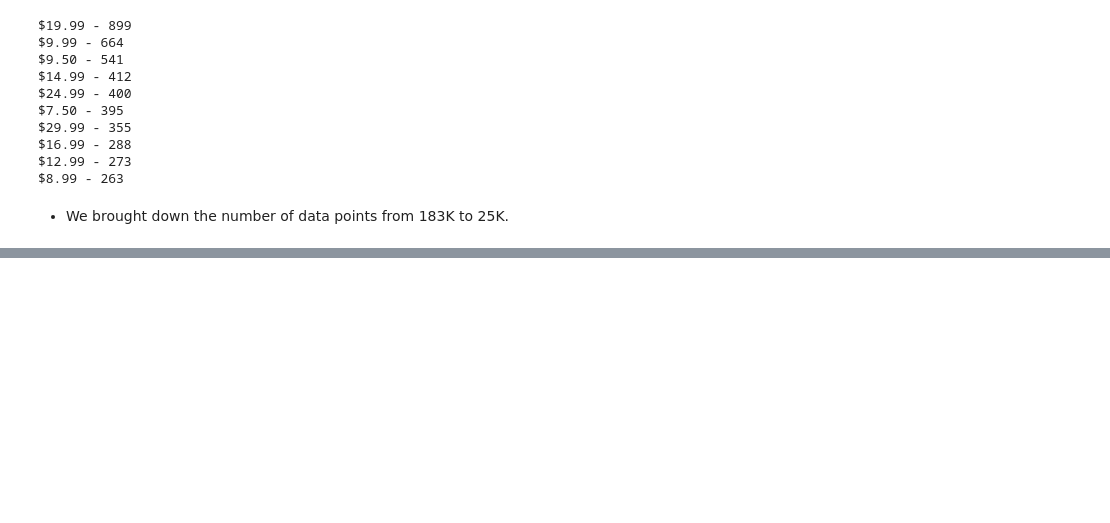
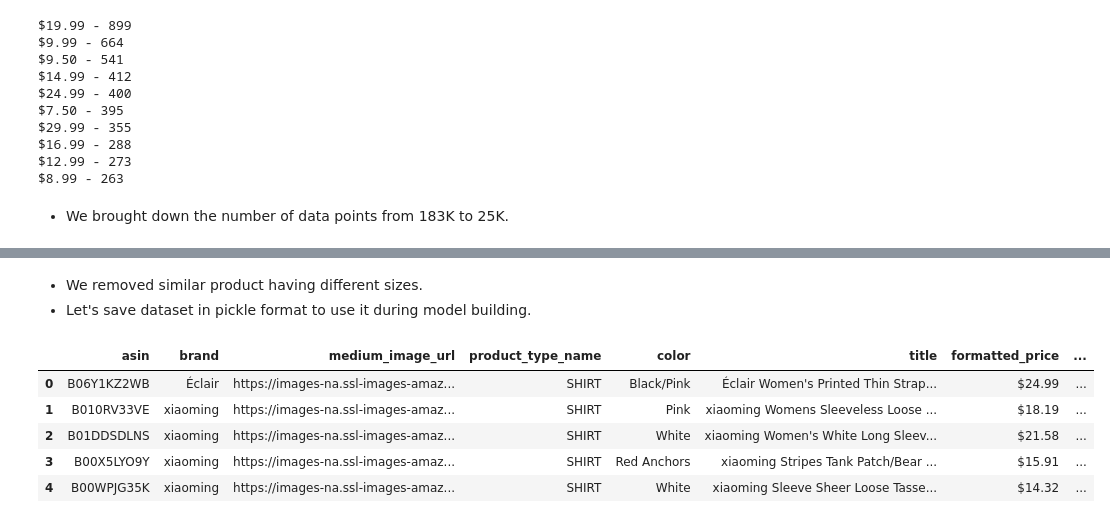
Before and after one commit to NehalGund/Product-Recommendation-System, a Jupyter notebook: Product Recommendation System.ipynb, the cells around one changed output, grey strips where cells are left out. Saved outputs shown, nothing was run; the diff lists cells and outputs as text; code cells hidden in the pictures; blank space fills up the shorter version.

```diff
--- a/Product Recommendation System.ipynb
+++ b/Product Recommendation System.ipynb
@@ -525,0 +763,12 @@ data.to_csv('tops_fashion.csv',index=False)
+# %%
+print('Number of data points before eliminating duplicte url :', data.shape[0])
+
+# Let's drop duplicate title
+data['medium_image_url'] = data['medium_image_url'].drop_duplicates()
+
+# Now we will drop records that have 'Null/None" title.
+data = data.loc[~data['medium_image_url'].isnull()]
+
+# Reset dataframe index.
+data = data.reset_index(drop=True)
+print('Number of data points after eliminating duplicte url :', data.shape[0])
@@ -525,0 +831,4 @@ data.to_csv('tops_fashion.csv',index=False)
+# %%
+data = data.loc[data['asin'].isin(different_titles)]
+data = data.reset_index(drop=True)
+print('Number of data points after processing titles :', data.shape[0])
@@ -525,0 +858,3 @@ data.to_csv('tops_fashion.csv',index=False)
+# %% [markdown]
+- We removed similar product having different sizes.
+- Let's save dataset in pickle format to use it during model building.
@@ -525,0 +863,9 @@ data.to_csv('tops_fashion.csv',index=False)
+# %%
+data.head()
+# %% [output]
+|  | asin | brand | medium_image_url | product_type_name | color | title | formatted_price | ... |
+| 0 | B06Y1KZ2WB | Éclair | https://images-na.ssl-images-amaz... | SHIRT | Black/Pink | Éclair Women's Printed Thin Strap... | $24.99 | ... |
+| 1 | B010RV33VE | xiaoming | https://images-na.ssl-images-amaz... | SHIRT | Pink | xiaoming Womens Sleeveless Loose ... | $18.19 | ... |
+| 2 | B01DDSDLNS | xiaoming | https://images-na.ssl-images-amaz... | SHIRT | White | xiaoming Women's White Long Sleev... | $21.58 | ... |
+| 3 | B00X5LYO9Y | xiaoming | https://images-na.ssl-images-amaz... | SHIRT | Red Anchors | xiaoming Stripes Tank Patch/Bear ... | $15.91 | ... |
+| 4 | B00WPJG35K | xiaoming | https://images-na.ssl-images-amaz... | SHIRT | White | xiaoming Sleeve Sheer Loose Tasse... | $14.32 | ... |
```
Also changed, not shown: parts of 43 cells of this notebook.
